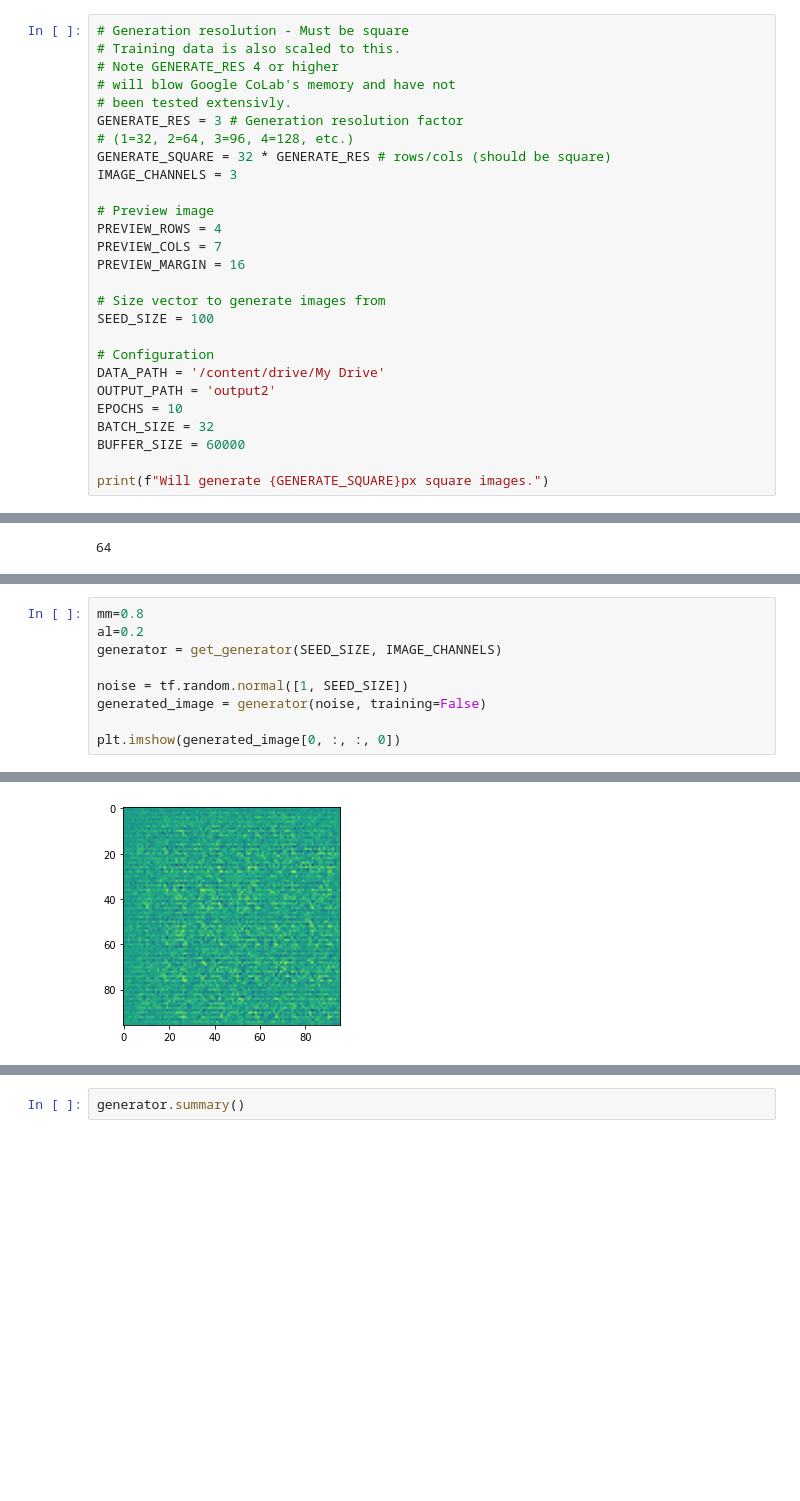
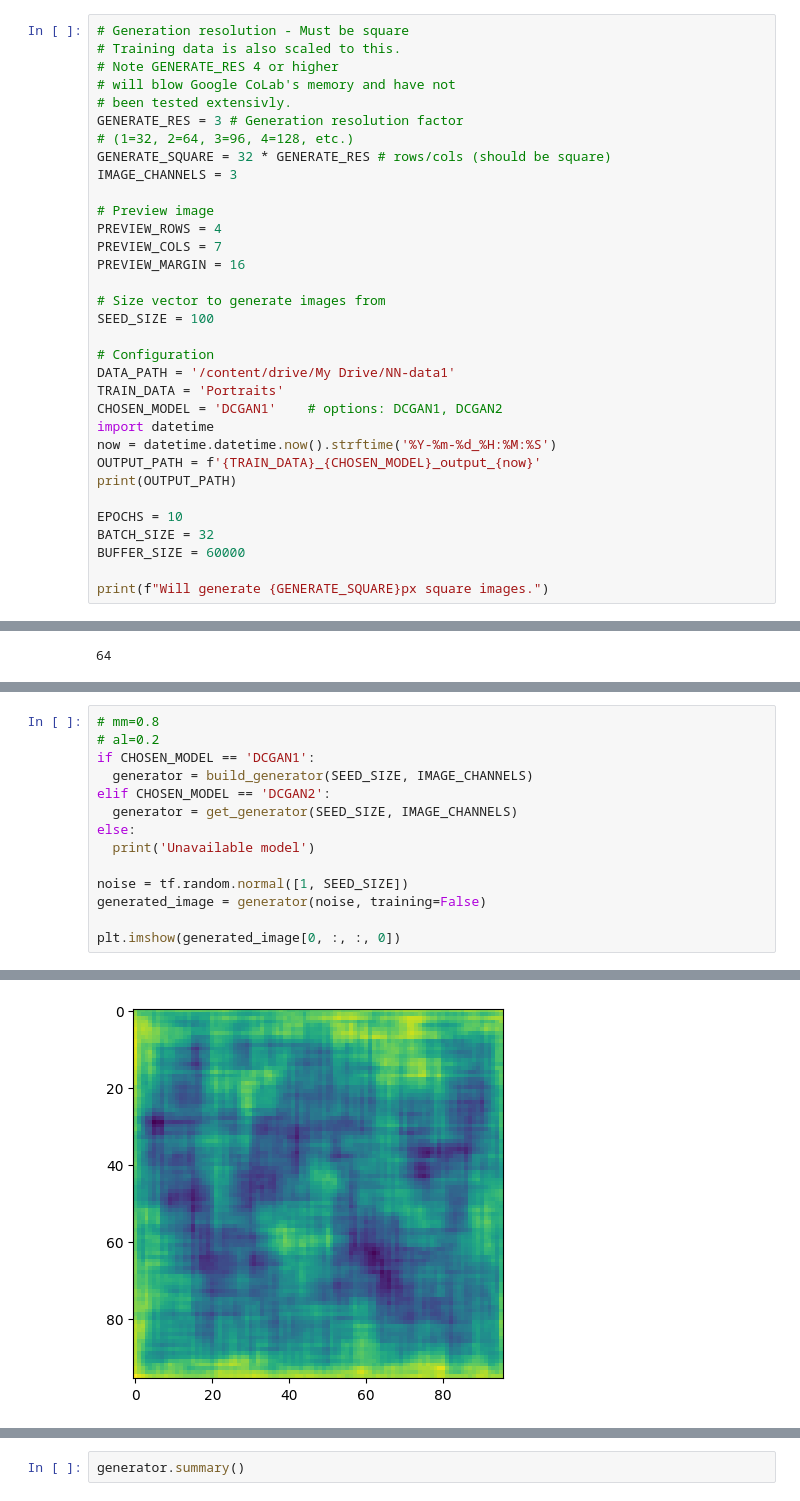
Before and after one commit to Marieta3/neuronske_mreze, a Jupyter notebook: Untitled0.ipynb, the cells around one changed output, grey strips where cells are left out. Saved outputs shown, nothing was run; the diff lists cells and outputs as text; blank space fills up the shorter version.

```diff
--- a/Untitled0.ipynb
+++ b/Untitled0.ipynb
@@ -51,8 +52,14 @@ PREVIEW_MARGIN = 16
 SEED_SIZE = 100
 
 # Configuration
-DATA_PATH = '/content/drive/My Drive'
-OUTPUT_PATH = 'output2'
+DATA_PATH = '/content/drive/My Drive/NN-data1'
+TRAIN_DATA = 'Portraits'
+CHOSEN_MODEL = 'DCGAN1'    # options: DCGAN1, DCGAN2
+import datetime
+now = datetime.datetime.now().strftime('%Y-%m-%d_%H:%M:%S')
+OUTPUT_PATH = f'{TRAIN_DATA}_{CHOSEN_MODEL}_output_{now}'
+print(OUTPUT_PATH)
+
 EPOCHS = 10
 BATCH_SIZE = 32
 BUFFER_SIZE = 60000
@@ -275,17 +290,22 @@ def save_images(cnt,noise):
   im = Image.fromarray(image_array)
   im.save(filename)
 # %%
-mm=0.8
-al=0.2
-generator = get_generator(SEED_SIZE, IMAGE_CHANNELS)
+# mm=0.8
+# al=0.2
+if CHOSEN_MODEL == 'DCGAN1':
+  generator = build_generator(SEED_SIZE, IMAGE_CHANNELS)
+elif CHOSEN_MODEL == 'DCGAN2':
+  generator = get_generator(SEED_SIZE, IMAGE_CHANNELS)
+else:
+  print('Unavailable model')
 
 noise = tf.random.normal([1, SEED_SIZE])
 generated_image = generator(noise, training=False)
 
 plt.imshow(generated_image[0, :, :, 0])
 # %% [output]
 <matplotlib.image.AxesImage at 0x...>
-[figure, old version]
+[figure, new version]
 # %%
 generator.summary()
 # %% [output]
```
Also changed, not shown: parts of 14 cells of this notebook.
